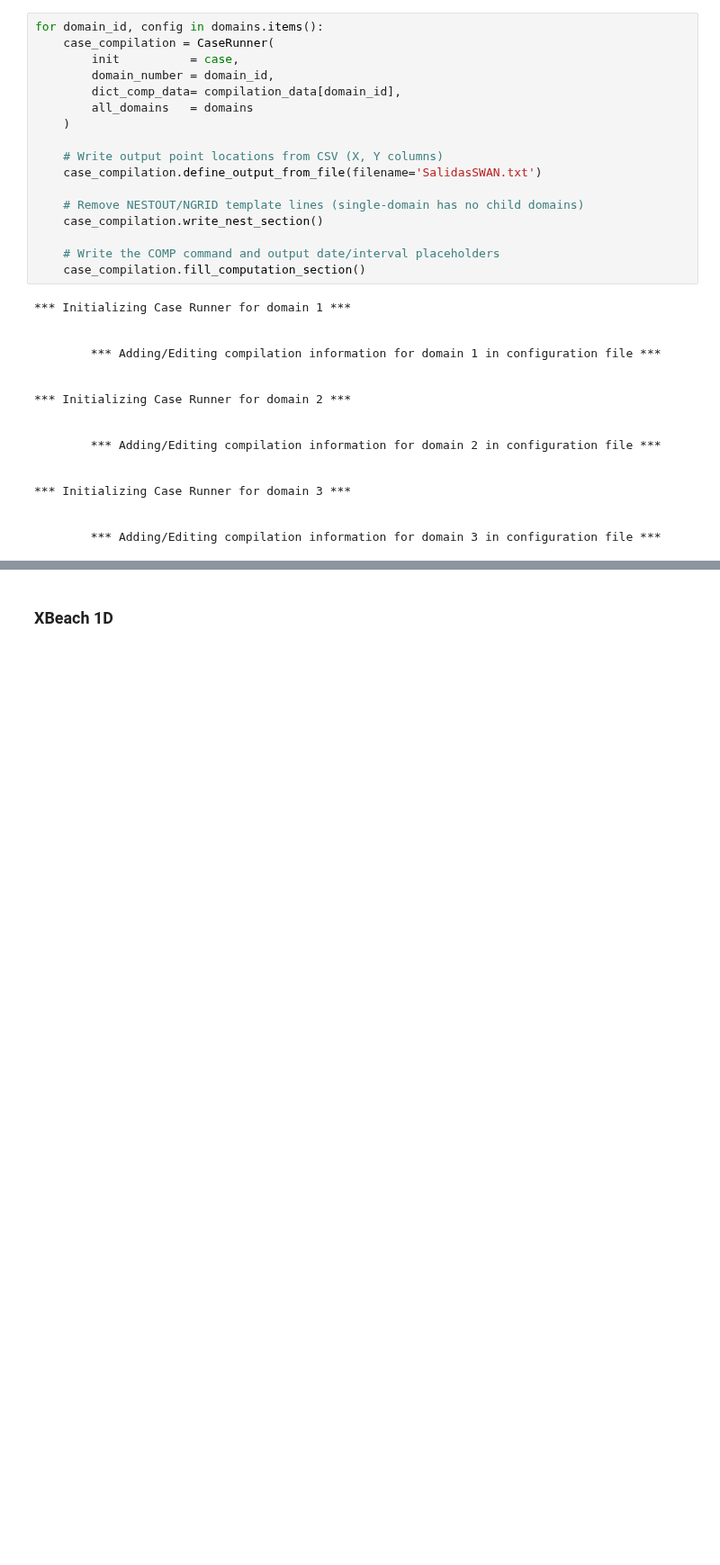
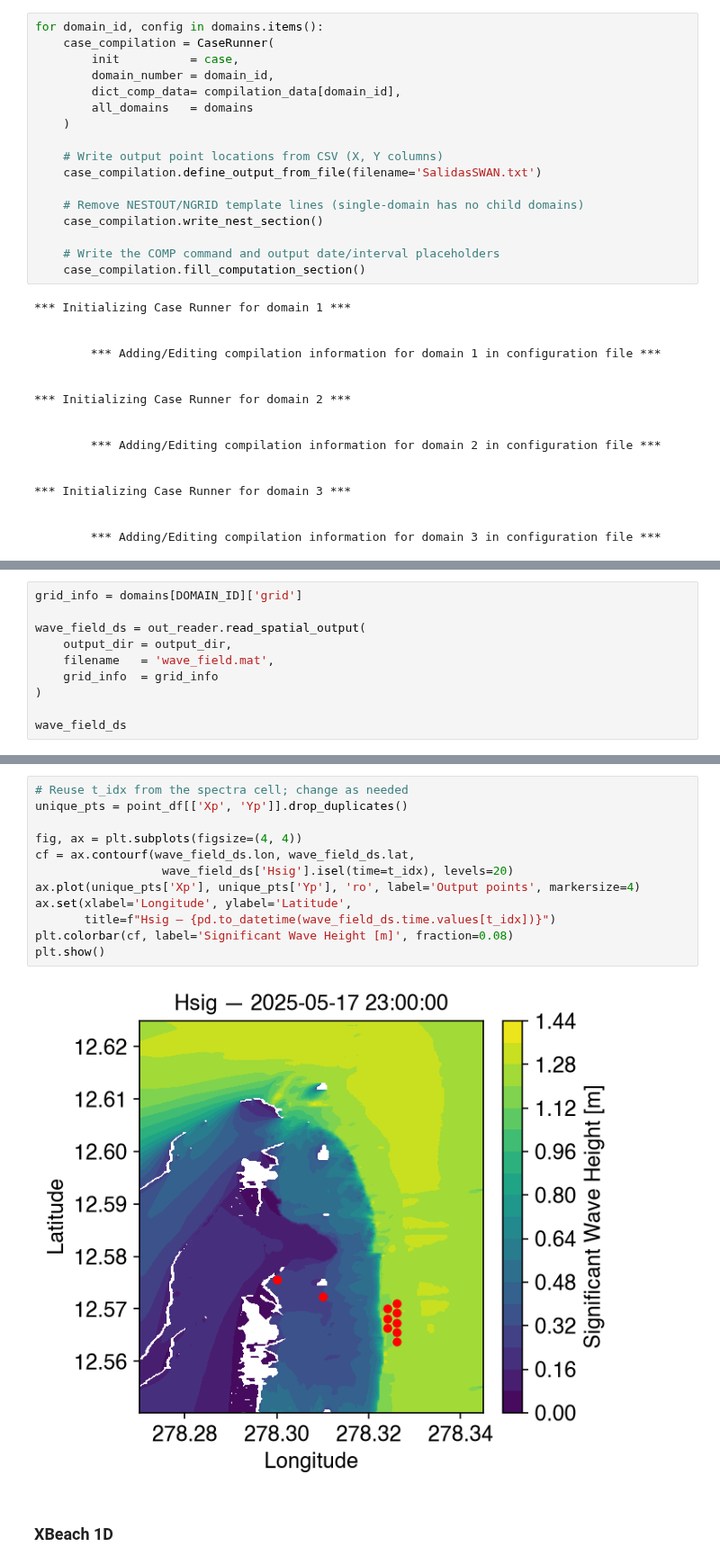
Before and after one commit to oceanicos/oceanicospy, a Jupyter notebook: examples/oceanicospy_workflow.ipynb, the cells around one changed output, grey strips where cells are left out. Shown at 90% size. Cells and saved outputs as stored; diff of their text form; blank space fills up the shorter version.

```diff
--- a/examples/oceanicospy_workflow.ipynb
+++ b/examples/oceanicospy_workflow.ipynb
@@ -613,0 +719,10 @@ for domain_id, config in domains.items():
+# %%
+grid_info = domains[DOMAIN_ID]['grid']
+
+wave_field_ds = out_reader.read_spatial_output(
+    output_dir = output_dir,
+    filename   = 'wave_field.mat',
+    grid_info  = grid_info
+)
+
+wave_field_ds
@@ -614,3 +741,17 @@ for domain_id, config in domains.items():
+# %%
+# Reuse t_idx from the spectra cell; change as needed
+unique_pts = point_df[['Xp', 'Yp']].drop_duplicates()
+
+fig, ax = plt.subplots(figsize=(4, 4))
+cf = ax.contourf(wave_field_ds.lon, wave_field_ds.lat,
+                  wave_field_ds['Hsig'].isel(time=t_idx), levels=20)
+ax.plot(unique_pts['Xp'], unique_pts['Yp'], 'ro', label='Output points', markersize=4)
+ax.set(xlabel='Longitude', ylabel='Latitude',
+       title=f"Hsig — {pd.to_datetime(wave_field_ds.time.values[t_idx])}")
+plt.colorbar(cf, label='Significant Wave Height [m]', fraction=0.08)
+plt.show()
+# %% [output]
+[figure, added]
 # %% [markdown]
 ### XBeach 1D
 # %% [markdown]
```
Also changed, not shown: parts of 46 cells of this notebook.
